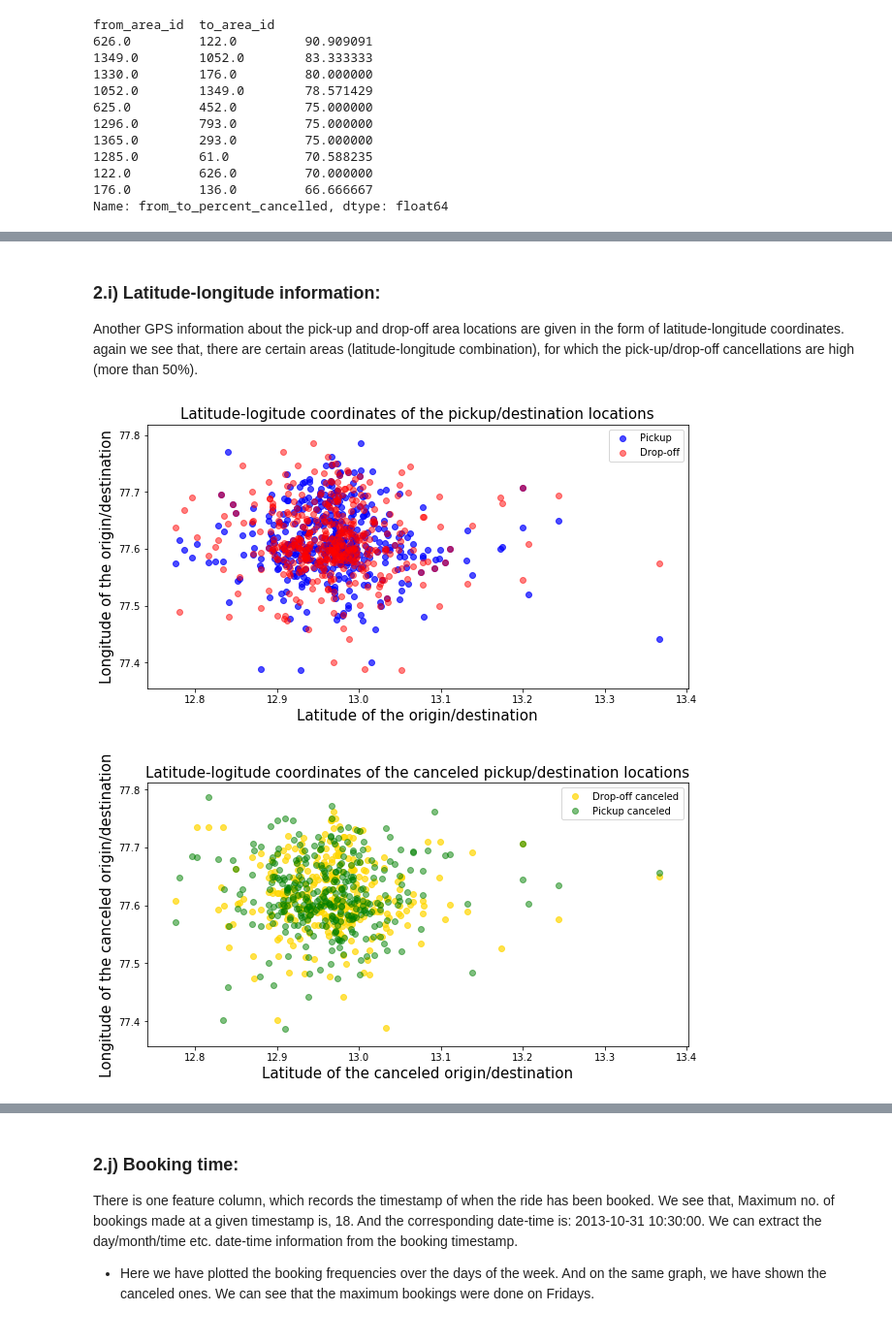
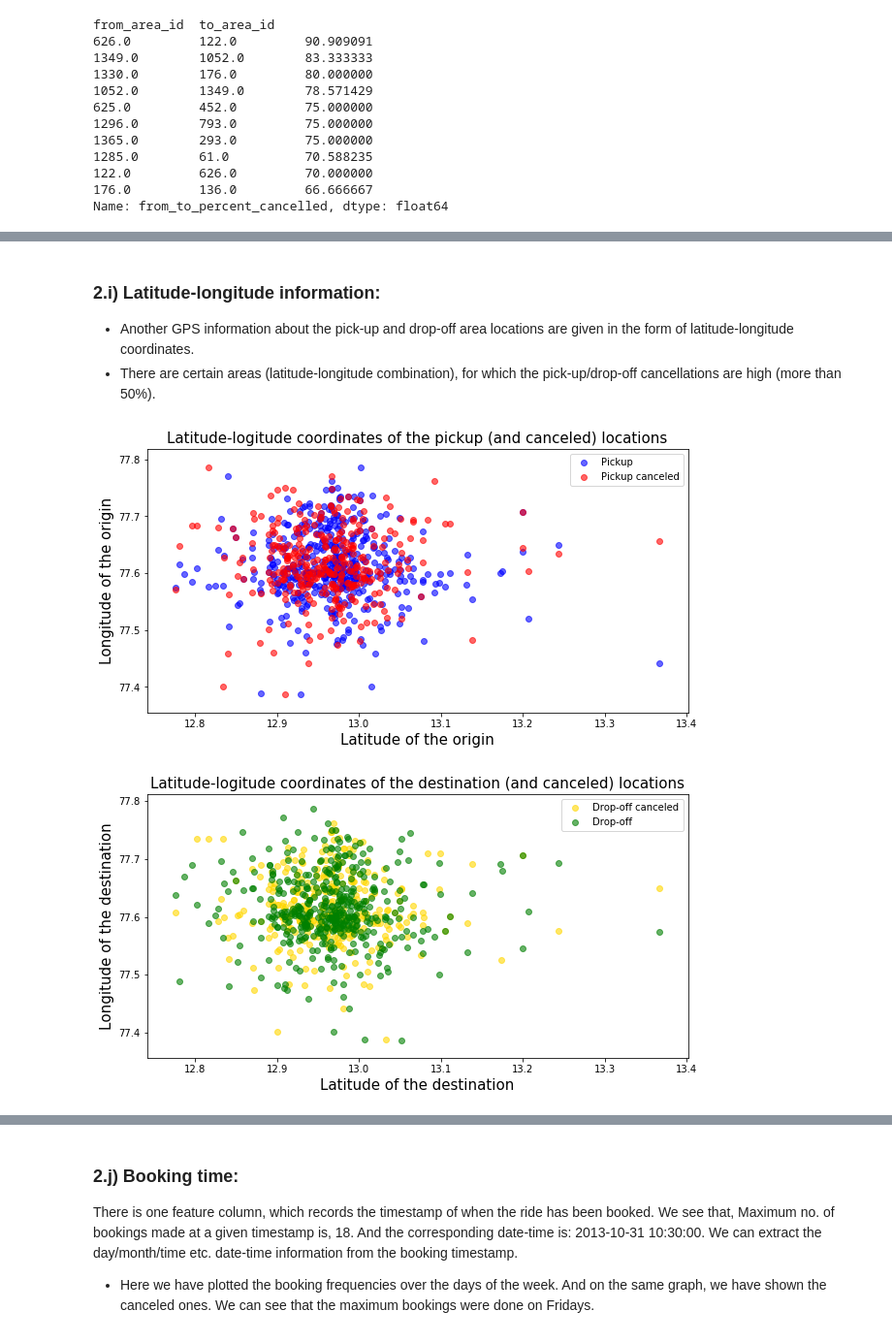
Before and after one commit to debisree/Springboard-Data-Science-Career-Track, a Jupyter notebook: Capstone_1_predicting_cab_booking_cancellation/predicting-cab-booking-cancellations-milestone.ipynb, the cells around one changed output, grey strips where cells are left out. Shown at 97% size. Cells and saved outputs as stored; diff of their text form; code cells hidden in the pictures.

Commit message:
Add files via upload
Milestone Report which includes the Data wrangling and EDA

```diff
--- a/Capstone_1_predicting_cab_booking_cancellation/predicting-cab-booking-cancellations-milestone.ipynb
+++ b/Capstone_1_predicting_cab_booking_cancellation/predicting-cab-booking-cancellations-milestone.ipynb
@@ -536,7 +593,8 @@ plt.show()
 # %% [markdown]
 ### 2.i) Latitude-longitude information:
 
- Another GPS information about the pick-up and drop-off area locations are given in the form of latitude-longitude coordinates.  again we see that, there are certain areas (latitude-longitude combination), for which the pick-up/drop-off cancellations are high (more than 50%).
+* Another GPS information about the pick-up and drop-off area locations are given in the form of latitude-longitude coordinates.
+* There are certain areas (latitude-longitude combination), for which the pick-up/drop-off cancellations are high (more than 50%).
 # %%
 #Latitute-Longitude info and the cancellation:
 
@@ -550,46 +608,46 @@ f_lat_n=f_lat.index[:462,]
 #From_Long
 #f= from_area.index[:10,]
 f_long=df.from_long.value_counts()
 f_long_can=df1.from_long.value_counts()
 #print(len(f_long_can.values))
 
 #To_Lat
 t_lat=df.to_lat.value_counts()
 t_lat_n=t_lat.index[:447,]
 t_lat_can=df1.to_lat.value_counts()
 t_lat_can_n=t_lat_can.index[:336,]
 #print(len(t_lat_can_n.values))
 
 #To_Long
 t_long=df.to_long.value_counts()
 t_long_can=df1.to_long.value_counts()
 #print(len(t_long_can.values))
 
 
 #visually:
 plt.figure(figsize=(10,5))
-_=plt.scatter(x=f_lat_n,y=f_long.index,alpha=0.7,color='blue',label='Pickup')
-_=plt.scatter(x=t_lat_n,y=t_long.index,alpha=0.5,color='r',label='Drop-off')
-
-plt.title('Latitude-logitude coordinates of the pickup/destination locations',fontsize=15)
-plt.ylabel('Longitude of the origin/destination', fontsize=15)
-plt.xlabel('Latitude of the origin/destination', fontsize=15)
+_=plt.scatter(x=f_lat_n,y=f_long.index,alpha=0.6,color='blue',label='Pickup')
+_=plt.scatter(x=f_lat_can_n,y=f_long_can.index,alpha=0.6,color='red',label='Pickup canceled')
+#_=plt.scatter(x=t_lat_n,y=t_long.index,alpha=0.5,color='r',label='Drop-off')
+plt.title('Latitude-logitude coordinates of the pickup (and canceled) locations',fontsize=15)
+plt.ylabel('Longitude of the origin', fontsize=15)
+plt.xlabel('Latitude of the origin', fontsize=15)
 plt.legend()
 plt.savefig("13.png")
 plt.show()
 
 plt.figure(figsize=(10,5))
-_=plt.scatter(x=t_lat_can_n,y=t_long_can.index,alpha=0.7,color='gold',label='Drop-off canceled')
-_=plt.scatter(x=f_lat_can_n,y=f_long_can.index,alpha=0.5,color='g',label='Pickup canceled')
-plt.title('Latitude-logitude coordinates of the canceled pickup/destination locations',fontsize=15)
-plt.ylabel('Longitude of the canceled origin/destination', fontsize=15)
-plt.xlabel('Latitude of the canceled origin/destination', fontsize=15)
+_=plt.scatter(x=t_lat_can_n,y=t_long_can.index,alpha=0.6,color='gold',label='Drop-off canceled')
+_=plt.scatter(x=t_lat_n,y=t_long.index,alpha=0.6,color='g',label='Drop-off')
+plt.title('Latitude-logitude coordinates of the destination (and canceled) locations',fontsize=15)
+plt.ylabel('Longitude of the destination', fontsize=15)
+plt.xlabel('Latitude of the destination', fontsize=15)
 plt.legend()
 plt.savefig("14.png")
 plt.show()
 # %% [output]
-[figure, old version]
+[figure, new version]
-[figure, old version]
+[figure, new version]
 # %%
 #Latitude-longitude combo for maximum cancellations:
 
```
Also changed, not shown: parts of 18 cells of this notebook.
